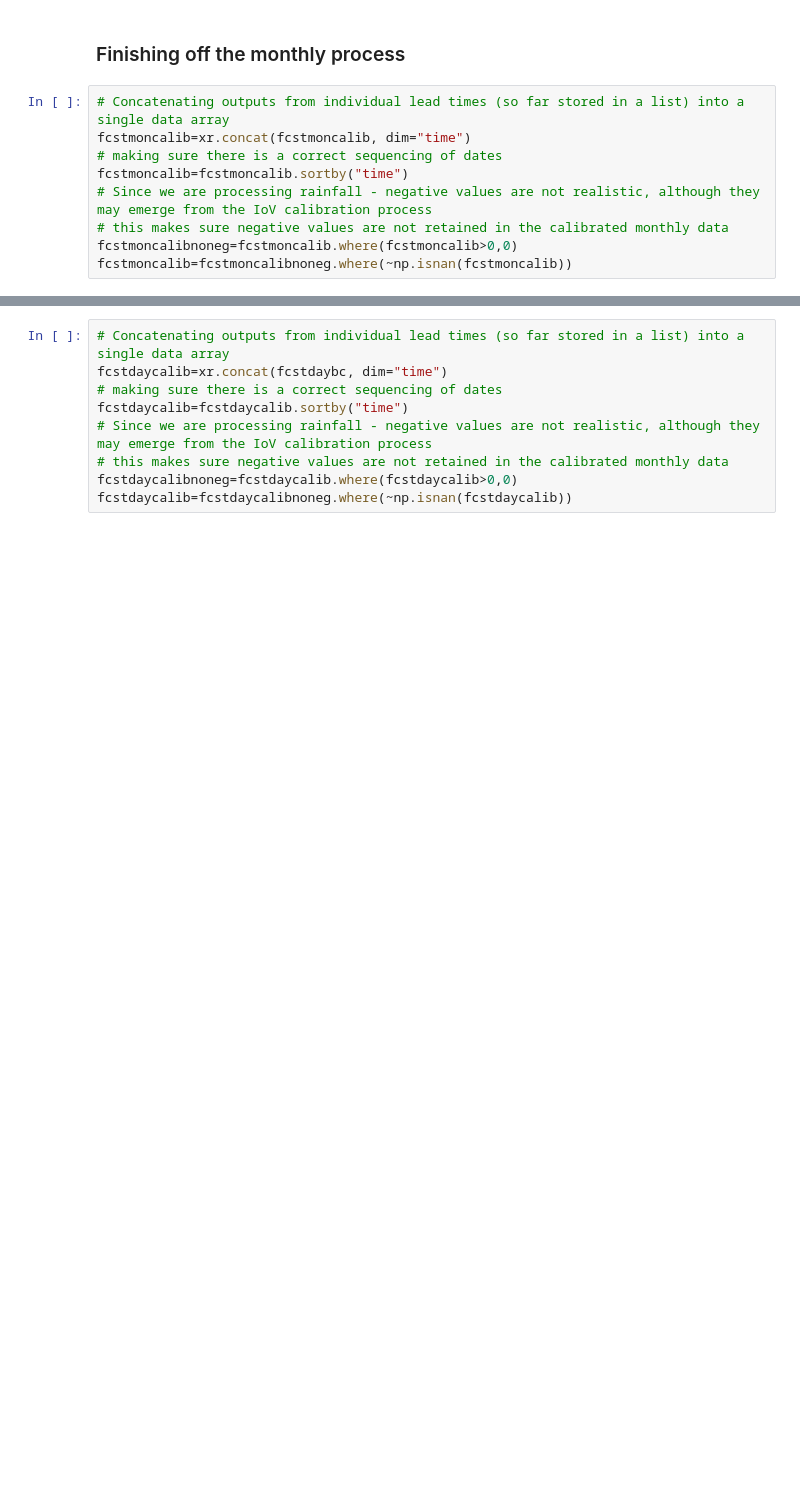
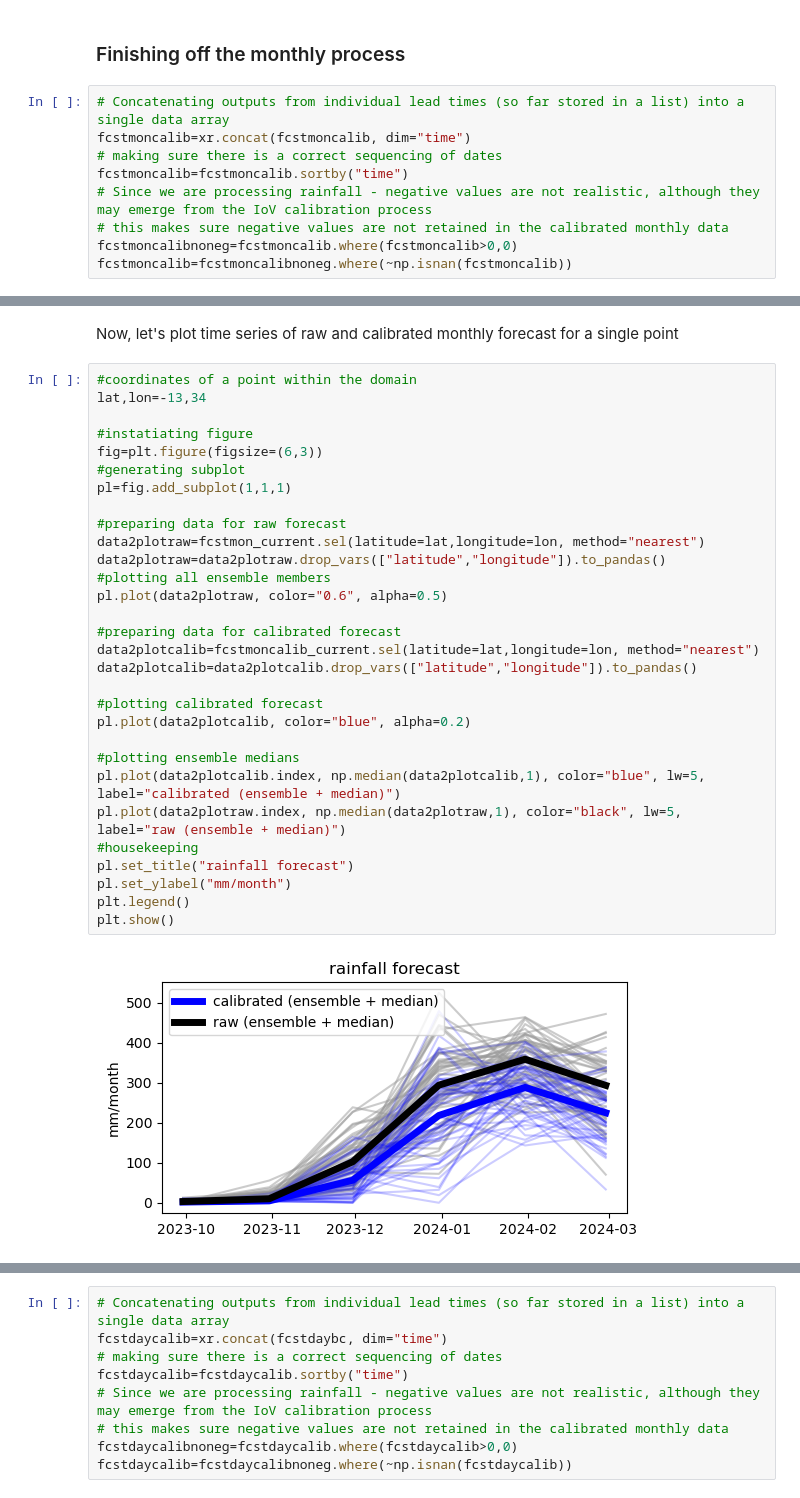
Before and after one commit to csag-uct/focus_africa_forecast_calibration, a Jupyter notebook: training_forecastcalibration.ipynb, the cells around one changed output, grey strips where cells are left out. Saved outputs shown, nothing was run; the diff lists cells and outputs as text; blank space fills up the shorter version.

```diff
--- a/training_forecastcalibration.ipynb
+++ b/training_forecastcalibration.ipynb
@@ -621,0 +810,34 @@ written data/forecast-calibrated/ECMWF/SEAS51/mon/malawi/pr/pr_mon_ECMWF_SEAS51_
+# %% [markdown]
+Now, let's plot time series of raw and calibrated monthly forecast for a single point
+# %%
+#coordinates of a point within the domain
+lat,lon=-13,34
+
+#instatiating figure
+fig=plt.figure(figsize=(6,3))
+#generating subplot
+pl=fig.add_subplot(1,1,1)
+
+#preparing data for raw forecast
+data2plotraw=fcstmon_current.sel(latitude=lat,longitude=lon, method="nearest")
+data2plotraw=data2plotraw.drop_vars(["latitude","longitude"]).to_pandas()
+#plotting all ensemble members
+pl.plot(data2plotraw, color="0.6", alpha=0.5)
+
+#preparing data for calibrated forecast
+data2plotcalib=fcstmoncalib_current.sel(latitude=lat,longitude=lon, method="nearest")
+data2plotcalib=data2plotcalib.drop_vars(["latitude","longitude"]).to_pandas()
+
+#plotting calibrated forecast
+pl.plot(data2plotcalib, color="blue", alpha=0.2)
+
+#plotting ensemble medians
+pl.plot(data2plotcalib.index, np.median(data2plotcalib,1), color="blue", lw=5, label="calibrated (ensemble + median)")
+pl.plot(data2plotraw.index, np.median(data2plotraw,1), color="black", lw=5, label="raw (ensemble + median)")
+#housekeeping
+pl.set_title("rainfall forecast")
+pl.set_ylabel("mm/month")
+plt.legend()
+plt.show()
+# %% [output]
+[figure, added]
```
Also changed, not shown: parts of 42 cells of this notebook, 1 other file.
